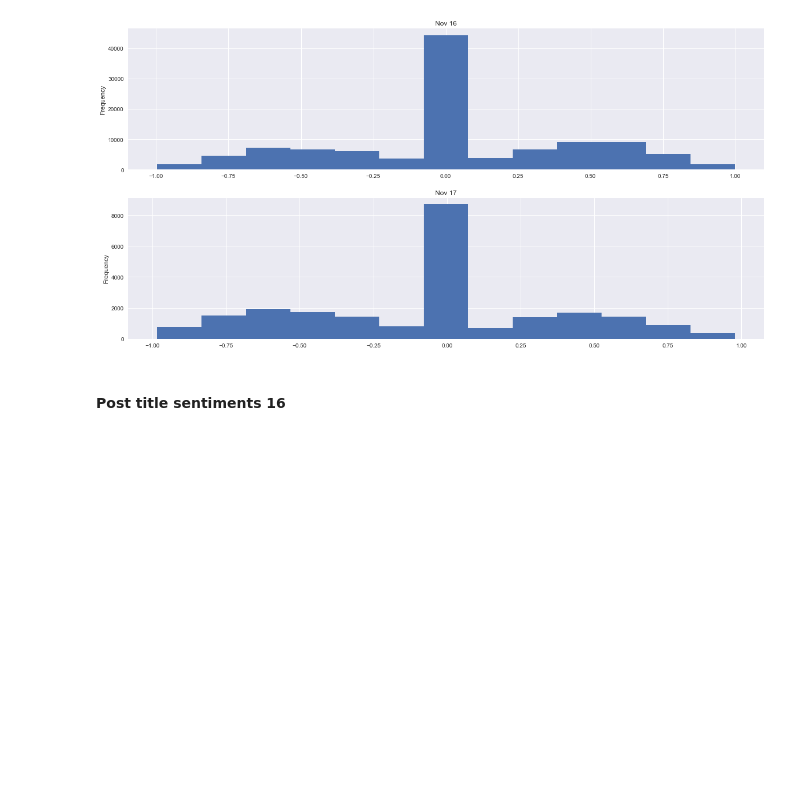
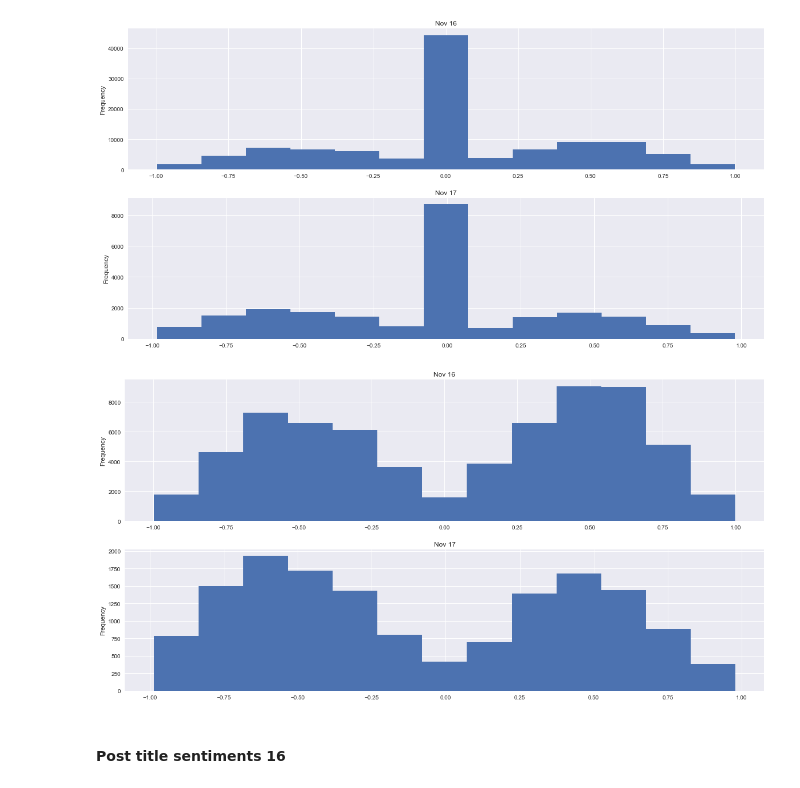
Before and after one commit to James-Brooke/ML_Projects, a Jupyter notebook: The_Donald Subreddit.ipynb, the cells around one changed output. Cells and saved outputs as stored; diff of their text form; code cells hidden in the pictures; blank space fills up the shorter version.

```diff
--- a/The_Donald Subreddit.ipynb
+++ b/The_Donald Subreddit.ipynb
@@ -204,6 +204,12 @@ data16['T_compound'].plot(kind='hist', bins=13, figsize=(20,10), title = 'Nov 16
 data17['T_compound'].plot(kind='hist', bins=13, figsize=(20,10), title = 'Nov 17', ax=axes[1]);
 # %% [output]
 [figure]
+# %%
+fig, axes = plt.subplots(nrows=2, ncols=1)
+data16['T_compound'][data16['T_compound'] != 0].plot(kind='hist', bins=13, figsize=(20,10), title = 'Nov 16', ax=axes[0]);
+data17['T_compound'][data17['T_compound'] != 0].plot(kind='hist', bins=13, figsize=(20,10), title = 'Nov 17', ax=axes[1]);
+# %% [output]
+[figure, added]
 # %% [markdown]
 #### Post title sentiments 16
 # %%
```
Also changed, not shown: parts of 4 cells of this notebook.
